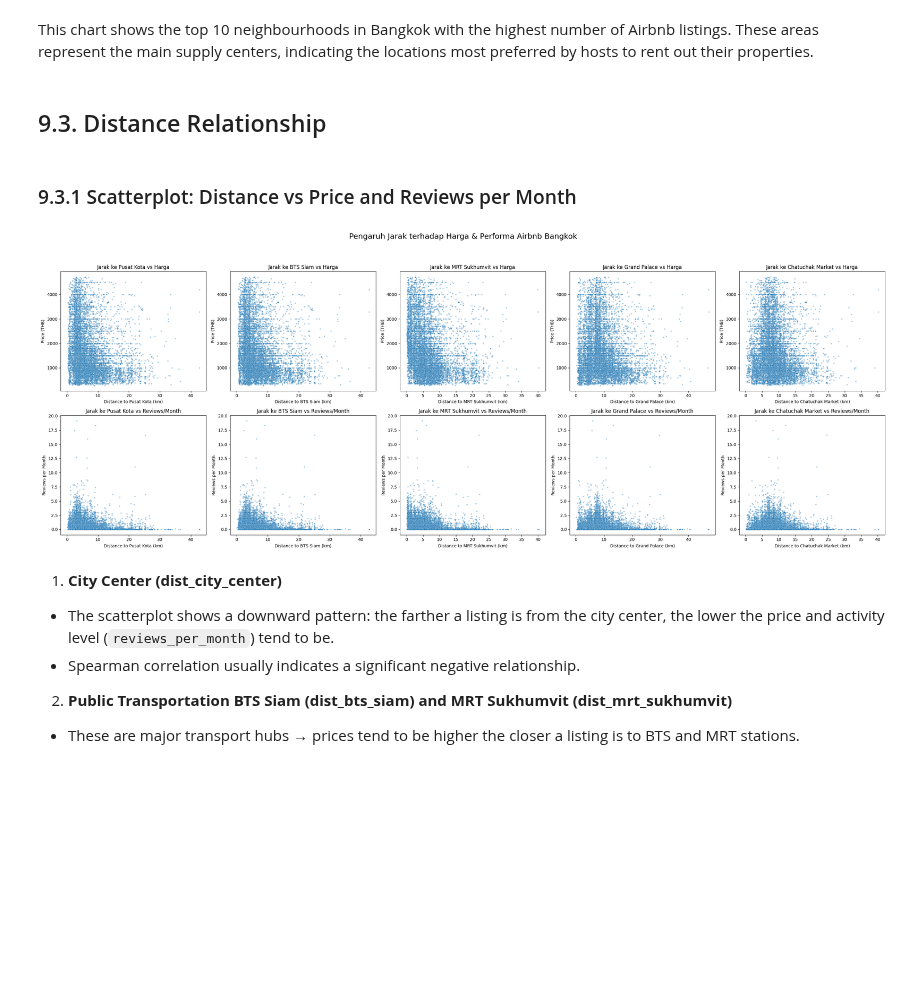
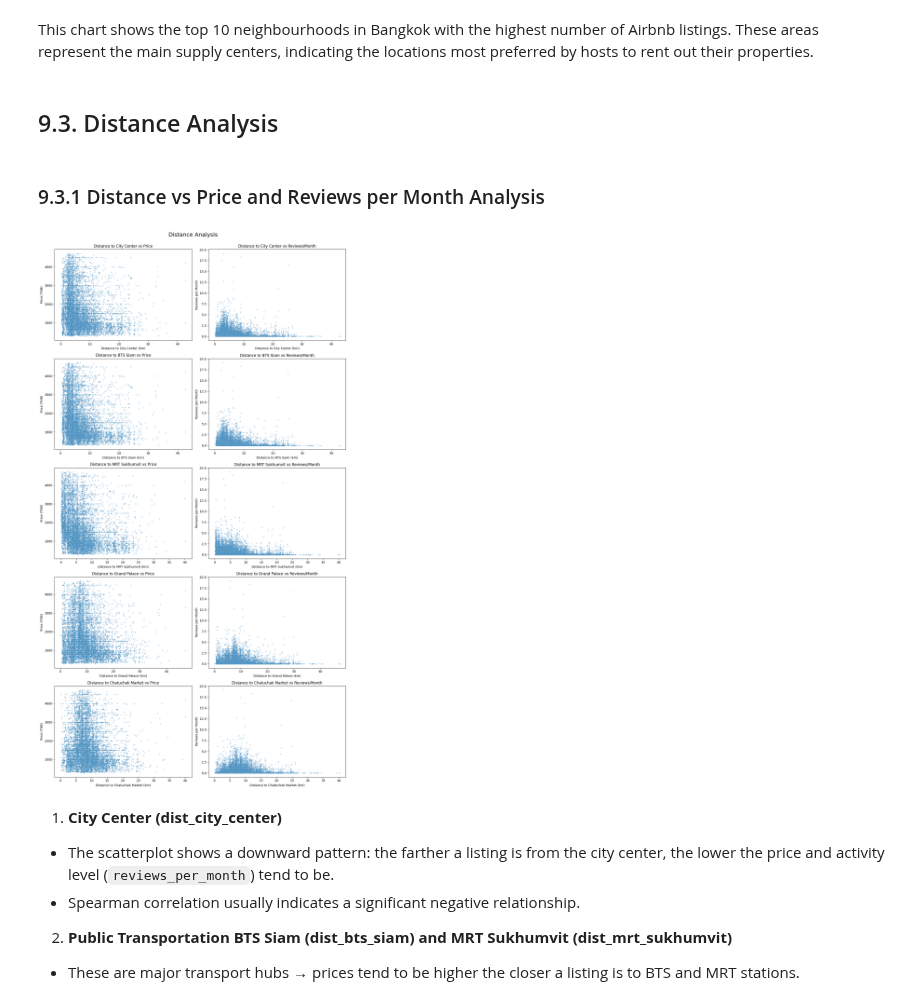
Before and after one commit to rivaldonugra/airbnb-listings-analysis, a Jupyter notebook: Airbnb Listing Analysis.ipynb, the cells around one changed output. Saved outputs shown, nothing was run; the diff lists cells and outputs as text; code cells hidden in the pictures; blank space fills up the shorter version.

```diff
--- a/Airbnb Listing Analysis.ipynb
+++ b/Airbnb Listing Analysis.ipynb
@@ -874,50 +874,50 @@ plt.show()
 # %% [markdown]
 This chart shows the top 10 neighbourhoods in Bangkok with the highest number of Airbnb listings. These areas represent the main supply centers, indicating the locations most preferred by hosts to rent out their properties.
 # %% [markdown]
-## 9.3. Distance Relationship
+## 9.3. Distance Analysis
 # %% [markdown]
-### 9.3.1 Scatterplot: Distance vs Price and Reviews per Month
+### 9.3.1 Distance vs Price and Reviews per Month Analysis
 # %%
-# visualisasi scatterplot jarak ke landmarks vs harga dan reviews_per_month
+# distnace to landmarks vs price and reviews_per_month
 landmarks = [
-    ('dist_city_center', 'Pusat Kota'),
+    ('dist_city_center', 'City Center'),
     ('dist_bts_siam', 'BTS Siam'),
     ('dist_mrt_sukhumvit', 'MRT Sukhumvit'),
     ('dist_grand_palace', 'Grand Palace'),
     ('dist_chatuchak', 'Chatuchak Market')
 ]
 
-fig, axes = plt.subplots(2, 5, figsize=(28, 10))
-fig.suptitle("Pengaruh Jarak terhadap Harga & Performa Airbnb Bangkok", fontsize=18, y=1.05)
+fig, axes = plt.subplots(5, 2, figsize=(14, 25))
+fig.suptitle("Distance Analysis", fontsize=18, y=1.00)
 
 for i, (col, label) in enumerate(landmarks):
 
-    # Scatter: Jarak vs Harga
+    # LEFT: Distance vs Price
     sns.scatterplot(
         x=df_clean[col],
         y=df_clean['price'],
-        ax=axes[0, i],
+        ax=axes[i, 0],
         s=10, alpha=0.4
     )
-    axes[0, i].set_title(f"Jarak ke {label} vs Harga")
-    axes[0, i].set_xlabel(f"Distance to {label} (km)")
-    axes[0, i].set_ylabel("Price (THB)")
+    axes[i, 0].set_title(f"Distance to {label} vs Price")
+    axes[i, 0].set_xlabel(f"Distance to {label} (km)")
+    axes[i, 0].set_ylabel("Price (THB)")
 
-    # Scatter: Jarak vs Reviews_per_month
+    # RIGHT: Distance vs Reviews_per_month
     sns.scatterplot(
         x=df_clean[col],
         y=df_clean['reviews_per_month'],
-        ax=axes[1, i],
+        ax=axes[i, 1],
         s=10, alpha=0.4
     )
-    axes[1, i].set_title(f"Jarak ke {label} vs Reviews/Month")
-    axes[1, i].set_xlabel(f"Distance to {label} (km)")
-    axes[1, i].set_ylabel("Reviews per Month")
+    axes[i, 1].set_title(f"Distance to {label} vs Reviews/Month")
+    axes[i, 1].set_xlabel(f"Distance to {label} (km)")
+    axes[i, 1].set_ylabel("Reviews per Month")
 
 plt.tight_layout()
 plt.show()
 # %% [output]
-[figure, old version]
+[figure, new version]
 # %% [markdown]
 1. **City Center (dist_city_center)**
 
```
Also changed, not shown: parts of 13 cells of this notebook.
